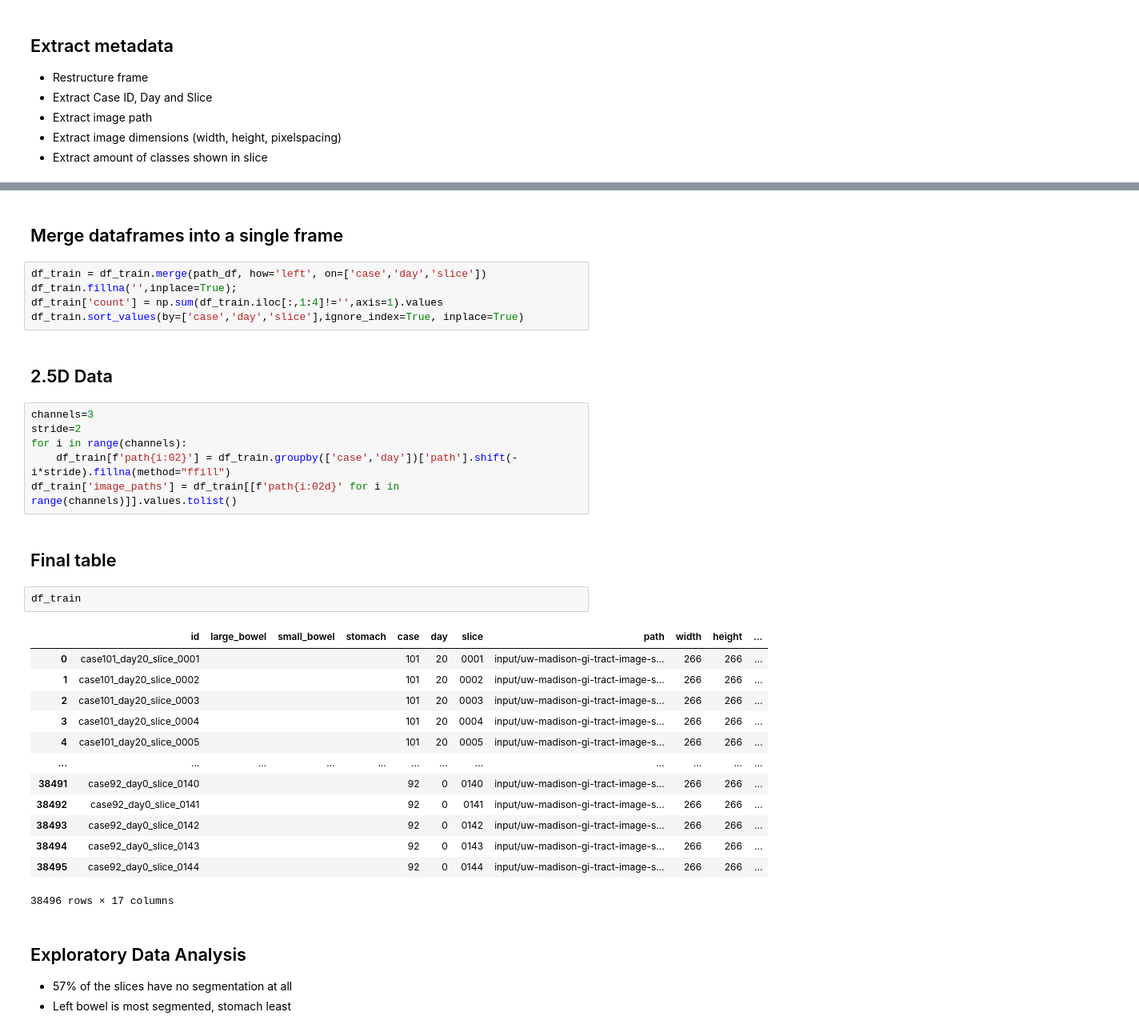
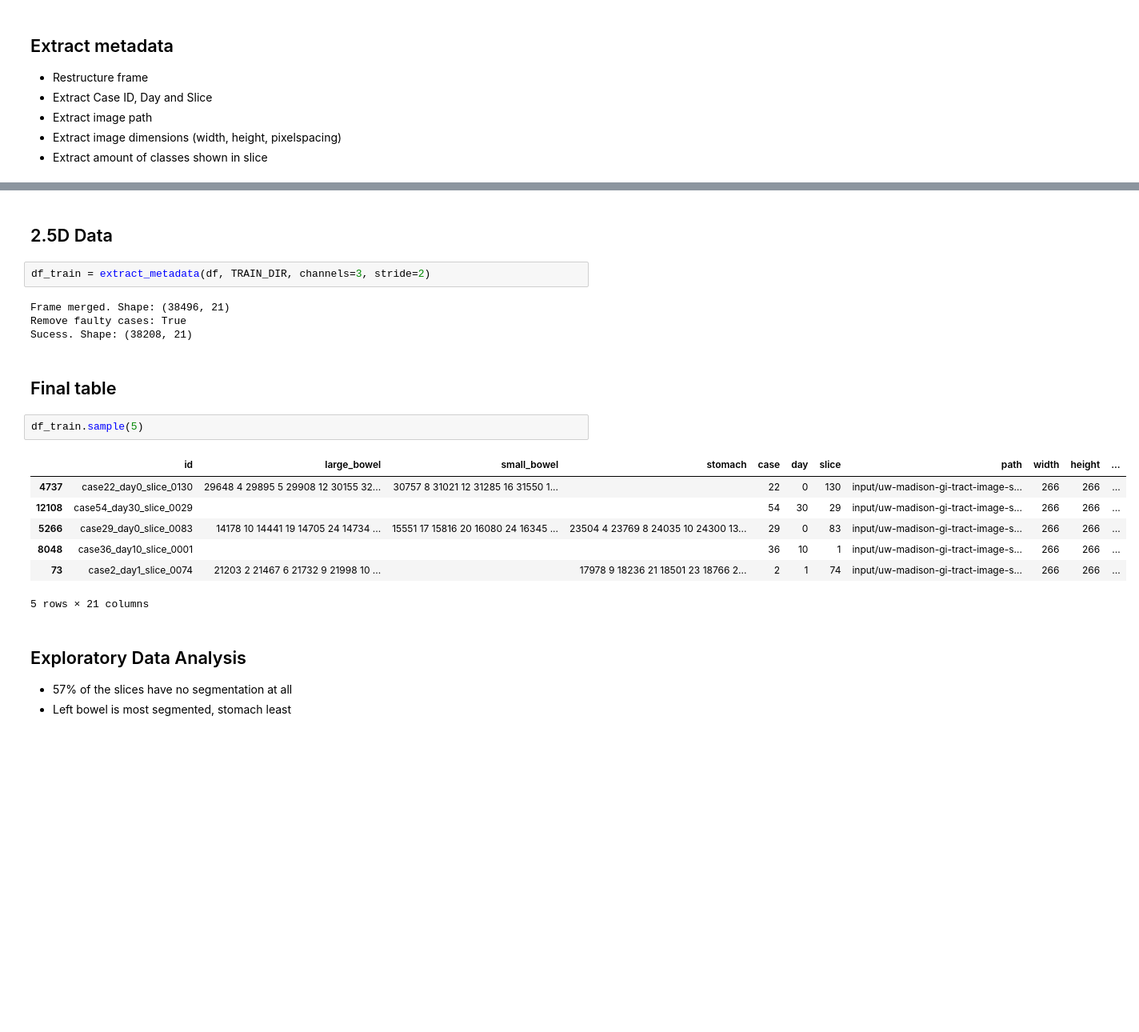
Before and after one commit to vitoleonardo/healthy-organ-tracker, a Jupyter notebook: HOT Data Exploration.ipynb, the cells around one changed output, grey strips where cells are left out. Shown: that part at 80% size. Cells and saved outputs as stored; diff of their text form; blank space fills up the shorter version.

Commit message:
Uses now functions from hpc_train_folder

```diff
--- a/HOT Data Exploration.ipynb
+++ b/HOT Data Exploration.ipynb
@@ -244,36 +93,23 @@ input/uw-madison-gi-tract-image-segmentation/train/case22/case22_day0/scans/slic
-# %% [markdown]
-## Merge dataframes into a single frame
-# %%
-df_train = df_train.merge(path_df, how='left', on=['case','day','slice'])
-df_train.fillna('',inplace=True);
-df_train['count'] = np.sum(df_train.iloc[:,1:4]!='',axis=1).values
-df_train.sort_values(by=['case','day','slice'],ignore_index=True, inplace=True)
 # %% [markdown]
 ## 2.5D Data
 # %%
-channels=3
-stride=2
-for i in range(channels):
-    df_train[f'path{i:02}'] = df_train.groupby(['case','day'])['path'].shift(-i*stride).fillna(method="ffill")
-df_train['image_paths'] = df_train[[f'path{i:02d}' for i in range(channels)]].values.tolist()
+df_train = extract_metadata(df, TRAIN_DIR, channels=3, stride=2)
+# %% [output]
+Frame merged. Shape: (38496, 21)
+Remove faulty cases: True
+Sucess. Shape: (38208, 21)
 # %% [markdown]
 ## Final table
 # %%
-df_train
+df_train.sample(5)
 # %% [output]
 |  | id | large_bowel | small_bowel | stomach | case | day | slice | path | width | height | ... |
-| 0 | case101_day20_slice_0001 |  |  |  | 101 | 20 | 0001 | input/uw-madison-gi-tract-image-s... | 266 | 266 | ... |
-| 1 | case101_day20_slice_0002 |  |  |  | 101 | 20 | 0002 | input/uw-madison-gi-tract-image-s... | 266 | 266 | ... |
-| 2 | case101_day20_slice_0003 |  |  |  | 101 | 20 | 0003 | input/uw-madison-gi-tract-image-s... | 266 | 266 | ... |
-| 3 | case101_day20_slice_0004 |  |  |  | 101 | 20 | 0004 | input/uw-madison-gi-tract-image-s... | 266 | 266 | ... |
-| 4 | case101_day20_slice_0005 |  |  |  | 101 | 20 | 0005 | input/uw-madison-gi-tract-image-s... | 266 | 266 | ... |
-| ... | ... | ... | ... | ... | ... | ... | ... | ... | ... | ... | ... |
-| 38491 | case92_day0_slice_0140 |  |  |  | 92 | 0 | 0140 | input/uw-madison-gi-tract-image-s... | 266 | 266 | ... |
-| 38492 | case92_day0_slice_0141 |  |  |  | 92 | 0 | 0141 | input/uw-madison-gi-tract-image-s... | 266 | 266 | ... |
-| 38493 | case92_day0_slice_0142 |  |  |  | 92 | 0 | 0142 | input/uw-madison-gi-tract-image-s... | 266 | 266 | ... |
-| 38494 | case92_day0_slice_0143 |  |  |  | 92 | 0 | 0143 | input/uw-madison-gi-tract-image-s... | 266 | 266 | ... |
-| 38495 | case92_day0_slice_0144 |  |  |  | 92 | 0 | 0144 | input/uw-madison-gi-tract-image-s... | 266 | 266 | ... |
+| 4737 | case22_day0_slice_0130 | 29648 4 29895 5 29908 12 30155 32... | 30757 8 31021 12 31285 16 31550 1... |  | 22 | 0 | 130 | input/uw-madison-gi-tract-image-s... | 266 | 266 | ... |
+| 12108 | case54_day30_slice_0029 |  |  |  | 54 | 30 | 29 | input/uw-madison-gi-tract-image-s... | 266 | 266 | ... |
+| 5266 | case29_day0_slice_0083 | 14178 10 14441 19 14705 24 14734 ... | 15551 17 15816 20 16080 24 16345 ... | 23504 4 23769 8 24035 10 24300 13... | 29 | 0 | 83 | input/uw-madison-gi-tract-image-s... | 266 | 266 | ... |
+| 8048 | case36_day10_slice_0001 |  |  |  | 36 | 10 | 1 | input/uw-madison-gi-tract-image-s... | 266 | 266 | ... |
+| 73 | case2_day1_slice_0074 | 21203 2 21467 6 21732 9 21998 10 ... |  | 17978 9 18236 21 18501 23 18766 2... | 2 | 1 | 74 | input/uw-madison-gi-tract-image-s... | 266 | 266 | ... |
-38496 rows × 17 columns
+5 rows × 21 columns
 # %% [markdown]
 ## Exploratory Data Analysis
 
```
Also changed, not shown: parts of 13 cells of this notebook.
